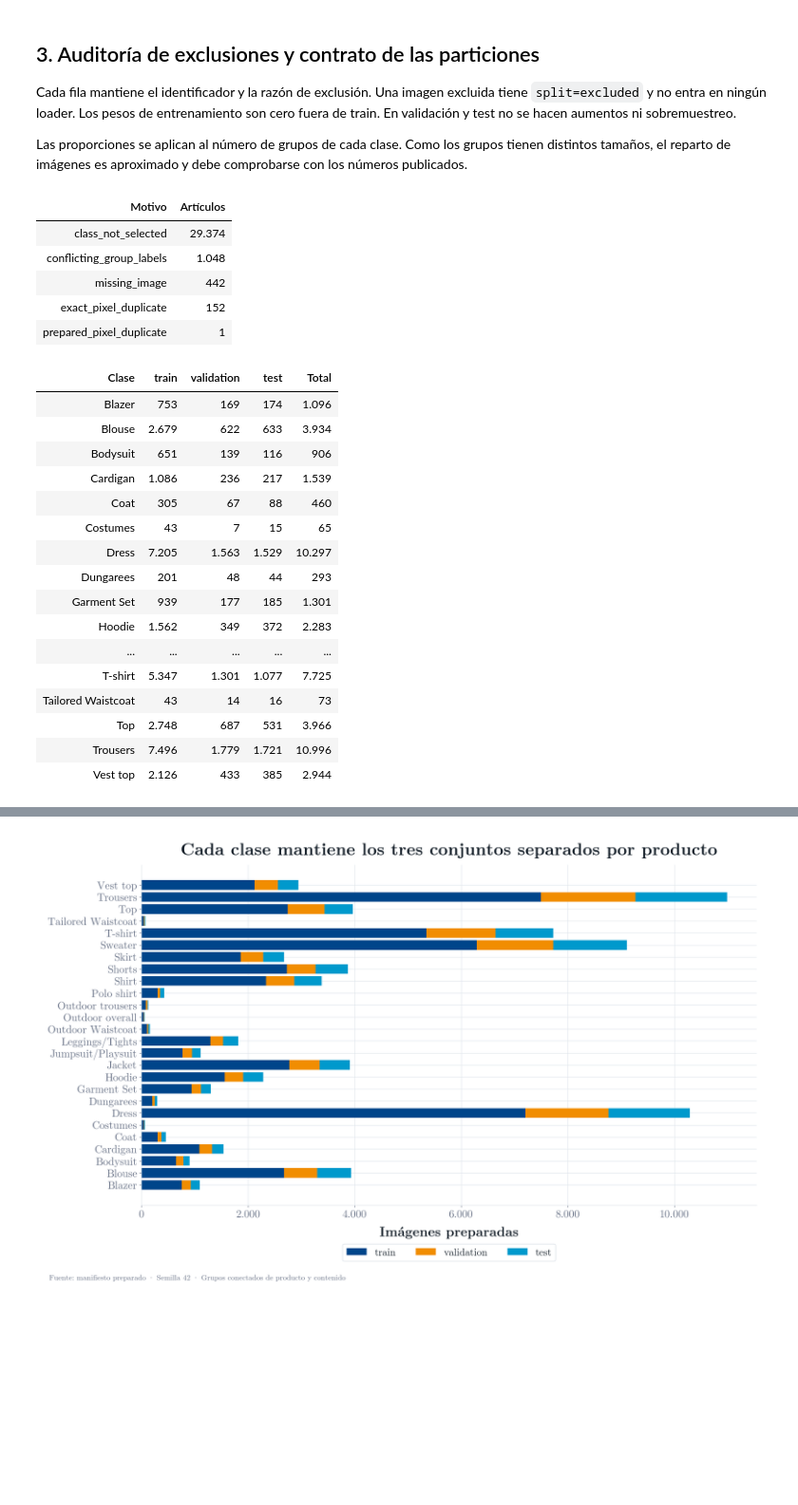
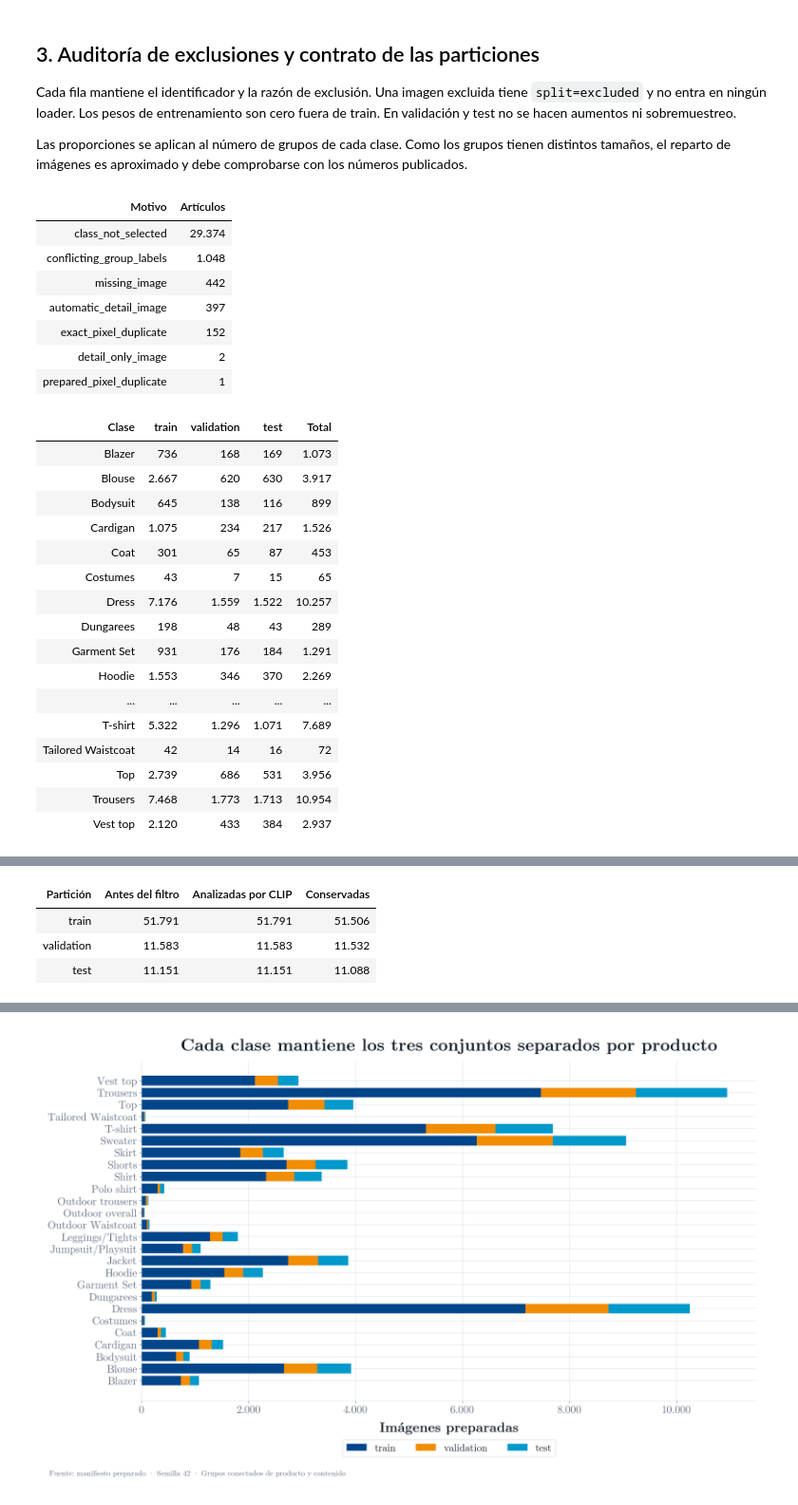
Before and after one commit to ML-ENI/fashion-vision-dl, a Jupyter notebook: notebooks/02_data_preparation.ipynb, the cells around one changed output, grey strips where cells are left out. Shown at 95% size. Saved outputs shown, nothing was run; the diff lists cells and outputs as text; code cells hidden in the pictures; blank space fills up the shorter version.

Commit message:
Publish executed notebook 02 with reusable CLIP results

```diff
--- a/notebooks/02_data_preparation.ipynb
+++ b/notebooks/02_data_preparation.ipynb
@@ -192,0 +252,12 @@ display(styled(pd.DataFrame({'Imágenes': usable.split.value_counts()}).reindex(
+# %%
+run = finalize_saved_analysis(saved_analysis)
+if run.resolve() == saved_analysis['source'].resolve():
+    manifest = saved_analysis['manifest'].copy()
+else:
+    manifest = verify_run(run, verify_assets=False)
+reports = {name: json.loads((run / f'{name}.json').read_text(encoding='utf-8'))
+           for name in ['summary', 'labels', 'training_class_weights', 'normalization', 'provenance']}
+summary = reports['summary']
+usable = manifest.loc[manifest.split.ne('excluded')].copy()
+display(Markdown(f"**Versión vigente:** `{run.relative_to(ROOT).as_posix()}`"))
+display(styled(pd.DataFrame({'Imágenes': usable.split.value_counts()}).reindex(['train', 'validation', 'test'])))
@@ -201,37 +279,73 @@ Las proporciones se aplican al número de grupos de cada clase. Como los grupos
 # %%
 exclusions = manifest.loc[manifest.split.eq('excluded'), 'reason'].value_counts().rename_axis('Motivo').to_frame('Artículos')
 display(styled(exclusions))
 distribution = pd.crosstab(usable.label, usable.split).reindex(columns=['train', 'validation', 'test'])
 distribution['Total'] = distribution.sum(axis=1)
 display(styled(distribution))
 actual = usable.split.value_counts().reindex(['train', 'validation', 'test'])
 ratios = pd.DataFrame({'Imágenes': actual, 'Porcentaje real': 100*actual/len(usable),
                       'Porcentaje objetivo por grupos': [100*(1-config['val_size']-config['test_size']), 100*config['val_size'], 100*config['test_size']]})
 display(styled(ratios, 2))
 assert manifest.loc[manifest.split.eq('excluded'), 'reason'].ne('').all()
 assert manifest.loc[manifest.split.ne('train'), 'training_weight'].eq(0).all()
+visual = summary['training_visual_review']
+auto = summary['automatic_visual_filter']
+rows = []
+for split in ['train', 'validation', 'test']:
+    part = manifest.loc[manifest.assigned_split.eq(split)]
+    rows.append({
+        'Partición': split,
+        'Antes del filtro': len(part),
+        'Analizadas por CLIP': auto['images_scored_by_split'][split],
+        'Detalle excluido por CLIP': int(part.visual_review.eq('auto_exclude_detail').sum()),
+        'Exclusión manual': int(part.visual_review.eq('exclude_detail').sum()),
+        'Dudas conservadas': int(part.visual_review.eq('auto_uncertain').sum()),
+        'Conservadas': int(part.split.eq(split).sum()),
+    })
+filter_counts = pd.DataFrame(rows).set_index('Partición')
+display(styled(filter_counts[['Antes del filtro', 'Analizadas por CLIP', 'Conservadas']]))
+display(styled(filter_counts[['Detalle excluido por CLIP', 'Exclusión manual', 'Dudas conservadas']]))
+for split in ['train', 'validation', 'test']:
+    part = manifest.loc[manifest.assigned_split.eq(split)]
+    display(Markdown(f'**Detalle por clase · {split}**'))
+    by_class = pd.crosstab(part.label, part.visual_review).reindex(
+        columns=['auto_keep', 'auto_exclude_detail', 'auto_uncertain', 'keep', 'exclude_detail'], fill_value=0)
+    by_class.columns = ['CLIP: conservar', 'CLIP: excluir', 'CLIP: duda', 'Manual: conservar', 'Manual: excluir']
+    display(styled(by_class))
+rejected = manifest.loc[manifest.reason.isin(['detail_only_image', 'automatic_detail_image'])]
+assert rejected.split.eq('excluded').all()
+assert rejected.assigned_split.isin(['train', 'validation', 'test']).all()
+assert rejected.training_weight.eq(0).all()
+assert (usable.split == usable.assigned_split).all()
+assert not usable.visual_review.isin(['exclude_detail', 'auto_exclude_detail']).any()
+assert auto['images_scored'] == visual['images_before_review']
+assert auto['images_scored_by_split'] == visual['images_before_review_by_split']
+assert not manifest.loc[manifest.assigned_split.isin(auto['scope']), 'visual_review'].eq('unreviewed').any()
+display(Markdown('**Filtro aplicado a los tres conjuntos con la misma regla.** No se mueve ninguna foto conservada de su partición original. Los descartes son decisiones automáticas que pueden contener errores; las dudas se conservan.'))
 # %% [output]
 | Motivo | Artículos |
 | class_not_selected | 29.374 |
 | conflicting_group_labels | 1.048 |
 | missing_image | 442 |
+| automatic_detail_image | 397 |
 | exact_pixel_duplicate | 152 |
+| detail_only_image | 2 |
 | prepared_pixel_duplicate | 1 |
 | Clase | train | validation | test | Total |
-| Blazer | 753 | 169 | 174 | 1.096 |
-| Blouse | 2.679 | 622 | 633 | 3.934 |
-| Bodysuit | 651 | 139 | 116 | 906 |
-| Cardigan | 1.086 | 236 | 217 | 1.539 |
-| Coat | 305 | 67 | 88 | 460 |
+| Blazer | 736 | 168 | 169 | 1.073 |
+| Blouse | 2.667 | 620 | 630 | 3.917 |
+| Bodysuit | 645 | 138 | 116 | 899 |
+| Cardigan | 1.075 | 234 | 217 | 1.526 |
+| Coat | 301 | 65 | 87 | 453 |
 | Costumes | 43 | 7 | 15 | 65 |
-| Dress | 7.205 | 1.563 | 1.529 | 10.297 |
-| Dungarees | 201 | 48 | 44 | 293 |
-| Garment Set | 939 | 177 | 185 | 1.301 |
-| Hoodie | 1.562 | 349 | 372 | 2.283 |
+| Dress | 7.176 | 1.559 | 1.522 | 10.257 |
+| Dungarees | 198 | 48 | 43 | 289 |
+| Garment Set | 931 | 176 | 184 | 1.291 |
+| Hoodie | 1.553 | 346 | 370 | 2.269 |
 | ... | ... | ... | ... | ... |
-| T-shirt | 5.347 | 1.301 | 1.077 | 7.725 |
-| Tailored Waistcoat | 43 | 14 | 16 | 73 |
-| Top | 2.748 | 687 | 531 | 3.966 |
-| Trousers | 7.496 | 1.779 | 1.721 | 10.996 |
-| Vest top | 2.126 | 433 | 385 | 2.944 |
+| T-shirt | 5.322 | 1.296 | 1.071 | 7.689 |
+| Tailored Waistcoat | 42 | 14 | 16 | 72 |
+| Top | 2.739 | 686 | 531 | 3.956 |
+| Trousers | 7.468 | 1.773 | 1.713 | 10.954 |
+| Vest top | 2.120 | 433 | 384 | 2.937 |
 | Partición | Imágenes | Porcentaje real | Porcentaje objetivo por grupos |
@@ -240,0 +355,4 @@ assert manifest.loc[manifest.split.ne('train'), 'training_weight'].eq(0).all()
+| Partición | Antes del filtro | Analizadas por CLIP | Conservadas |
+| train | 51.791 | 51.791 | 51.506 |
+| validation | 11.583 | 11.583 | 11.532 |
+| test | 11.151 | 11.151 | 11.088 |
```
Also changed, not shown: parts of 25 cells of this notebook, 33 other files.
